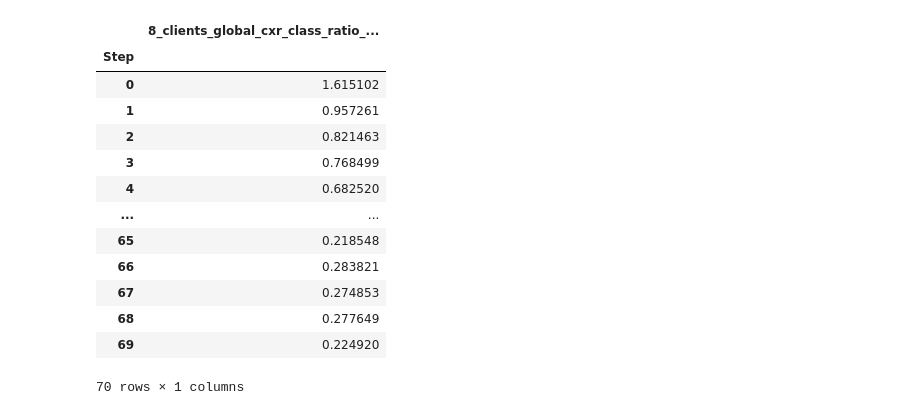
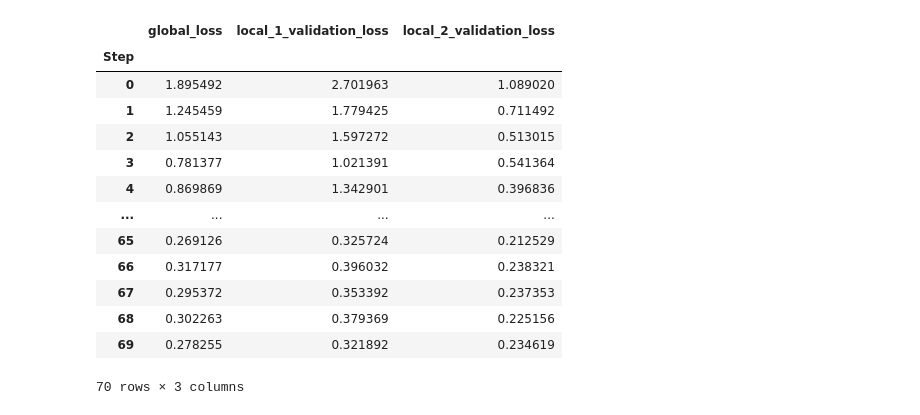
Before and after one commit to irina-rak/DataPipelineHub, a Jupyter notebook: src/plot_generator.ipynb, the cells around one changed output. Drawn from its saved outputs; the diff is of its cells as text; code cells hidden in the pictures.

```diff
--- a/src/plot_generator.ipynb
+++ b/src/plot_generator.ipynb
@@ -23,25 +23,38 @@ num_clients = 2
 file_paths = {
     # "1": f"../datasets/csv_splits/{num_clients}_clients/unbalanced_all_classes/CXR_covid_train_client_1.csv",
     # "2": f"../datasets/csv_splits/{num_clients}_clients/unbalanced_all_classes/CXR_covid_train_client_2.csv",
-    "1": f"../datasets/csv_splits/{num_clients}_clients/unbalanced_missing_classes/2co-lo-vp/CXR_covid_train_client_1.csv",
-    "2": f"../datasets/csv_splits/{num_clients}_clients/unbalanced_missing_classes/2co-lo-vp/CXR_covid_train_client_2.csv",
+    # "1": f"../datasets/csv_splits/{num_clients}_clients/unbalanced_missing_classes/2co-lo-vp/CXR_covid_train_client_1.csv",
+    # "2": f"../datasets/csv_splits/{num_clients}_clients/unbalanced_missing_classes/2co-lo-vp/CXR_covid_train_client_2.csv",
+    "1": f"../datasets/csv_splits/{num_clients}_clients/balanced_missing_classes/two_per_client/train/CXR_covid_train_client_1.csv",
+    "2": f"../datasets/csv_splits/{num_clients}_clients/balanced_missing_classes/two_per_client/train/CXR_covid_train_client_2.csv",
 }
 
 if num_clients >= 4:
     # file_paths["3"] = f"../datasets/csv_splits/{num_clients}_clients/unbalanced_all_classes/CXR_covid_train_client_3.csv"
     # file_paths["4"] = f"../datasets/csv_splits/{num_clients}_clients/unbalanced_all_classes/CXR_covid_train_client_4.csv"
-    file_paths["3"] = f"../datasets/csv_splits/{num_clients}_clients/unbalanced_missing_classes/one_per_client/CXR_covid_train_client_3.csv"
-    file_paths["4"] = f"../datasets/csv_splits/{num_clients}_clients/unbalanced_missing_classes/one_per_client/CXR_covid_train_client_4.csv"
+    # file_paths["3"] = f"../datasets/csv_splits/{num_clients}_clients/unbalanced_missing_classes/one_per_client/CXR_covid_train_client_3.csv"
+    # file_paths["4"] = f"../datasets/csv_splits/{num_clients}_clients/unbalanced_missing_classes/one_per_client/CXR_covid_train_client_4.csv"
+
+    file_paths["3"] = f"../datasets/csv_splits/{num_clients}_clients/unbalanced_all_classes/CXR_covid_train_client_3.csv"
+    file_paths["4"] = f"../datasets/csv_splits/{num_clients}_clients/unbalanced_all_classes/CXR_covid_train_client_4.csv"
 
 if num_clients == 8:
     # file_paths["5"] = f"../datasets/csv_splits/{num_clients}_clients/unbalanced_all_classes/CXR_covid_train_client_5.csv"
     # file_paths["6"] = f"../datasets/csv_splits/{num_clients}_clients/unbalanced_all_classes/CXR_covid_train_client_6.csv"
     # file_paths["7"] = f"../datasets/csv_splits/{num_clients}_clients/unbalanced_all_classes/CXR_covid_train_client_7.csv"
     # file_paths["8"] = f"../datasets/csv_splits/{num_clients}_clients/unbalanced_all_classes/CXR_covid_train_client_8.csv"
-    file_paths["5"] = f"../datasets/csv_splits/{num_clients}_clients/unbalanced_missing_covid/CXR_covid_train_client_5.csv"
-    file_paths["6"] = f"../datasets/csv_splits/{num_clients}_clients/unbalanced_missing_covid/CXR_covid_train_client_6.csv"
-    file_paths["7"] = f"../datasets/csv_splits/{num_clients}_clients/unbalanced_missing_covid/CXR_covid_train_client_7.csv"
-    file_paths["8"] = f"../datasets/csv_splits/{num_clients}_clients/unbalanced_missing_covid/CXR_covid_train_client_8.csv"
+
+    # file_paths["5"] = f"../datasets/csv_splits/{num_clients}_clients/unbalanced_missing_covid/CXR_covid_train_client_5.csv"
+    # file_paths["6"] = f"../datasets/csv_splits/{num_clients}_clients/unbalanced_missing_covid/CXR_covid_train_client_6.csv"
+    # file_paths["7"] = f"../datasets/csv_splits/{num_clients}_clients/unbalanced_missing_covid/CXR_covid_train_client_7.csv"
+    # file_paths["8"] = f"../datasets/csv_splits/{num_clients}_clients/unbalanced_missing_covid/CXR_covid_train_client_8.csv"
+
+    file_paths["5"] = f"../datasets/csv_splits/{num_clients}_clients/unbalanced_all_classes/CXR_covid_train_client_5.csv"
+    file_paths["6"] = f"../datasets/csv_splits/{num_clients}_clients/unbalanced_all_classes/CXR_covid_train_client_6.csv"
+    file_paths["7"] = f"../datasets/csv_splits/{num_clients}_clients/unbalanced_all_classes/CXR_covid_train_client_7.csv"
+    file_paths["8"] = f"../datasets/csv_splits/{num_clients}_clients/unbalanced_all_classes/CXR_covid_train_client_8.csv"
+
+# file_paths = {" ": f"../datasets/COVID-19_Radiography_Dataset.csv"}
 
 # data = {key: pd.read_csv(value)["Finding Labels"] for key, value in file_paths.items()}
 data = {key: get_labels_distribution(pd.read_csv(value), "Finding Labels", labels) for key, value in file_paths.items()}
@@ -518,22 +415,23 @@ curves
 # %%
-# # # # Mean of the curves
-# mean_curves = curves.mean(axis=1).to_frame(name="8_clients_global_cxr_class_ratio_unbalanced_all_classes")
+# # # Mean of the curves
+mean_curves = curves.mean(axis=1).to_frame(name="global_loss")
+mean_curves = pd.concat([mean_curves, curves], axis=1)
 
-# mean_curves.to_csv(f"../results/curves/8_clients_global_cxr_class_ratio_unbalanced_all_classes_loss_mean.csv")
+mean_curves.to_csv(f"../results/curves/non_iid_experiments/2_clients/2_clients_cxr_unbalanced_missing_2co-vp_RS_new_mean.csv")
 
-# mean_curves
+mean_curves
 # %% [output]
-|  | 8_clients_global_cxr_class_ratio_... |
-| Step |  |
-| 0 | 1.615102 |
-| 1 | 0.957261 |
-| 2 | 0.821463 |
-| 3 | 0.768499 |
-| 4 | 0.682520 |
-| ... | ... |
-| 65 | 0.218548 |
-| 66 | 0.283821 |
-| 67 | 0.274853 |
-| 68 | 0.277649 |
-| 69 | 0.224920 |
+|  | global_loss | local_1_validation_loss | local_2_validation_loss |
+| Step |  |  |  |
+| 0 | 1.895492 | 2.701963 | 1.089020 |
+| 1 | 1.245459 | 1.779425 | 0.711492 |
+| 2 | 1.055143 | 1.597272 | 0.513015 |
+| 3 | 0.781377 | 1.021391 | 0.541364 |
+| 4 | 0.869869 | 1.342901 | 0.396836 |
+| ... | ... | ... | ... |
+| 65 | 0.269126 | 0.325724 | 0.212529 |
+| 66 | 0.317177 | 0.396032 | 0.238321 |
+| 67 | 0.295372 | 0.353392 | 0.237353 |
+| 68 | 0.302263 | 0.379369 | 0.225156 |
+| 69 | 0.278255 | 0.321892 | 0.234619 |
-70 rows × 1 columns
+70 rows × 3 columns
```
Also changed, not shown: parts of 17 cells of this notebook, 1 other file.
